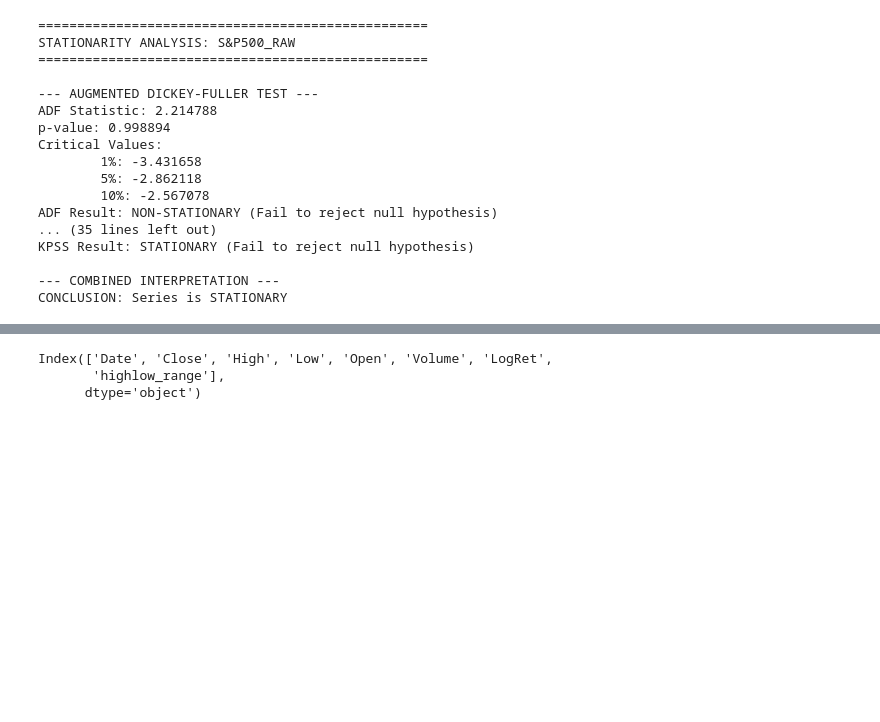
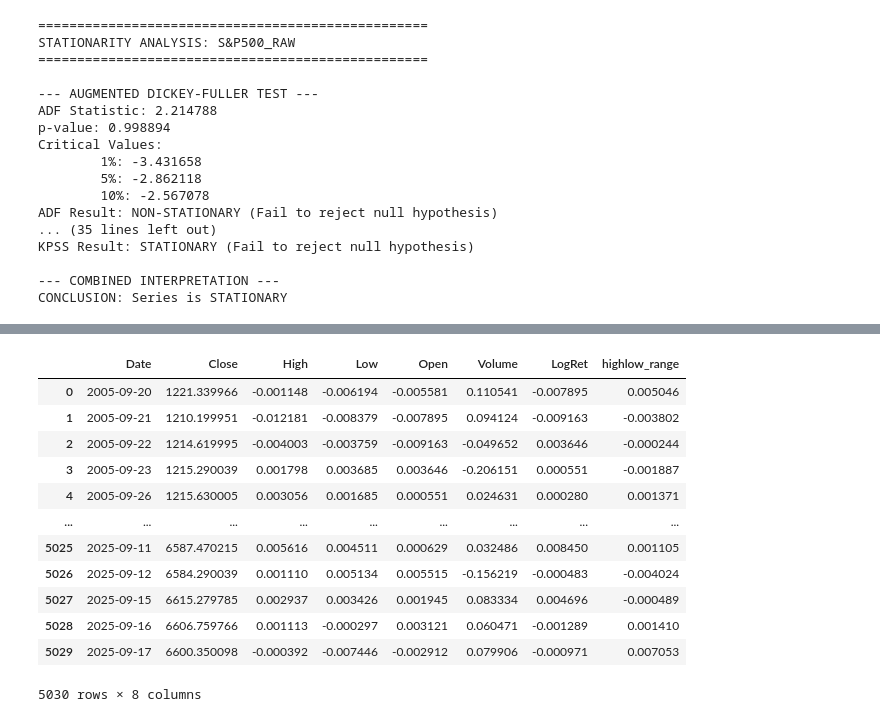
Before and after one commit to ThreadAgain/ml-assignment-3, a Jupyter notebook: notebooks/sp500.ipynb, the cells around one changed output, grey strips where cells are left out. Saved outputs shown, nothing was run; the diff lists cells and outputs as text; code cells hidden in the pictures; blank space fills up the shorter version.

```diff
--- a/notebooks/sp500.ipynb
+++ b/notebooks/sp500.ipynb
@@ -185,9 +185,19 @@ plt.show()
 # %%
-df.columns
+df
 # %% [output]
+|  | Date | Close | High | Low | Open | Volume | LogRet | highlow_range |
+| 0 | 2005-09-20 | 1221.339966 | -0.001148 | -0.006194 | -0.005581 | 0.110541 | -0.007895 | 0.005046 |
+| 1 | 2005-09-21 | 1210.199951 | -0.012181 | -0.008379 | -0.007895 | 0.094124 | -0.009163 | -0.003802 |
+| 2 | 2005-09-22 | 1214.619995 | -0.004003 | -0.003759 | -0.009163 | -0.049652 | 0.003646 | -0.000244 |
+| 3 | 2005-09-23 | 1215.290039 | 0.001798 | 0.003685 | 0.003646 | -0.206151 | 0.000551 | -0.001887 |
+| 4 | 2005-09-26 | 1215.630005 | 0.003056 | 0.001685 | 0.000551 | 0.024631 | 0.000280 | 0.001371 |
+| ... | ... | ... | ... | ... | ... | ... | ... | ... |
+| 5025 | 2025-09-11 | 6587.470215 | 0.005616 | 0.004511 | 0.000629 | 0.032486 | 0.008450 | 0.001105 |
+| 5026 | 2025-09-12 | 6584.290039 | 0.001110 | 0.005134 | 0.005515 | -0.156219 | -0.000483 | -0.004024 |
+| 5027 | 2025-09-15 | 6615.279785 | 0.002937 | 0.003426 | 0.001945 | 0.083334 | 0.004696 | -0.000489 |
+| 5028 | 2025-09-16 | 6606.759766 | 0.001113 | -0.000297 | 0.003121 | 0.060471 | -0.001289 | 0.001410 |
+| 5029 | 2025-09-17 | 6600.350098 | -0.000392 | -0.007446 | -0.002912 | 0.079906 | -0.000971 | 0.007053 |
-Index(['Date', 'Close', 'High', 'Low', 'Open', 'Volume', 'LogRet',
-       'highlow_range'],
-      dtype='object')
+5030 rows × 8 columns
 # %%
 import torch
 import torch.nn as nn
```
Also changed, not shown: parts of 12 cells of this notebook, 5 other files.
